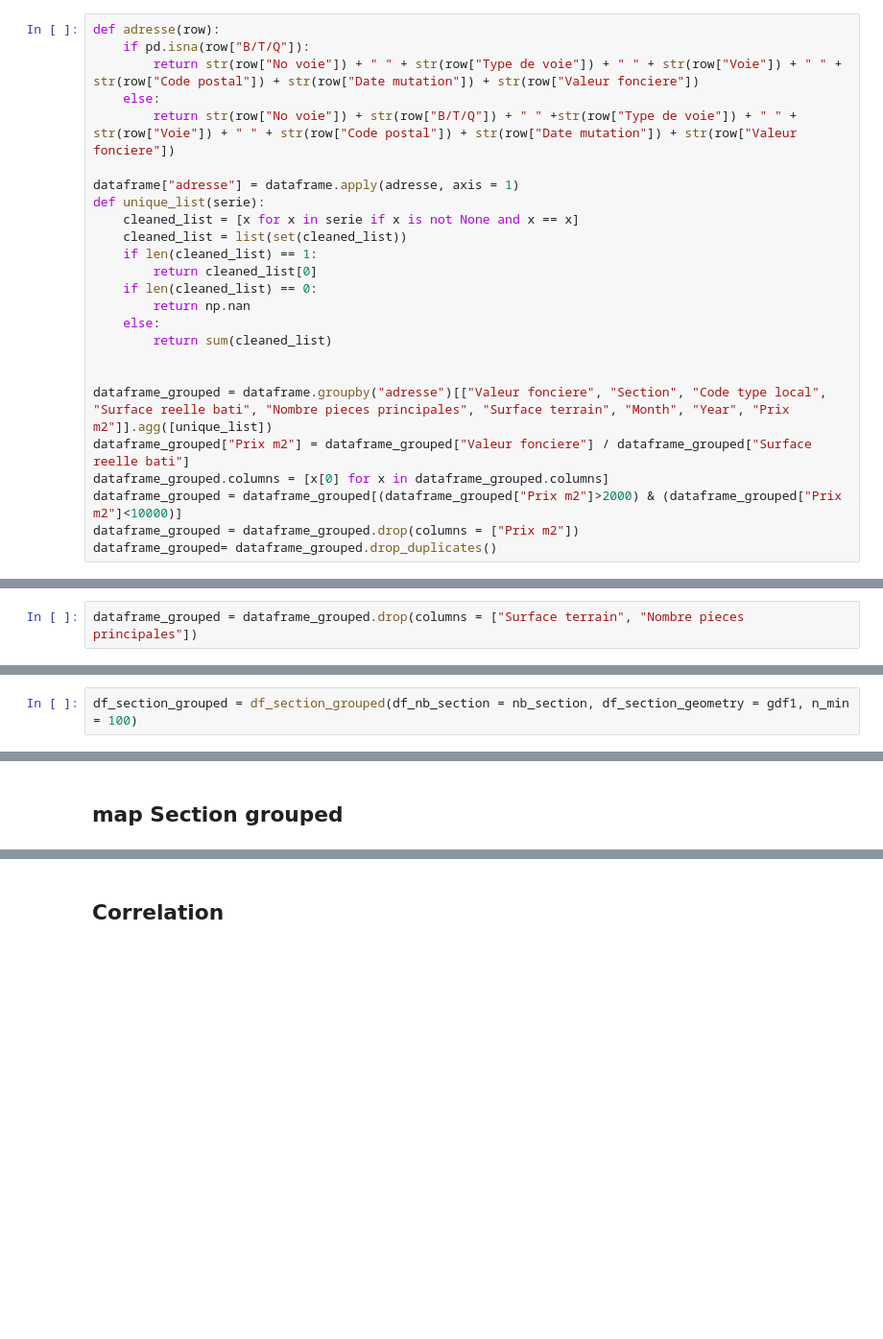
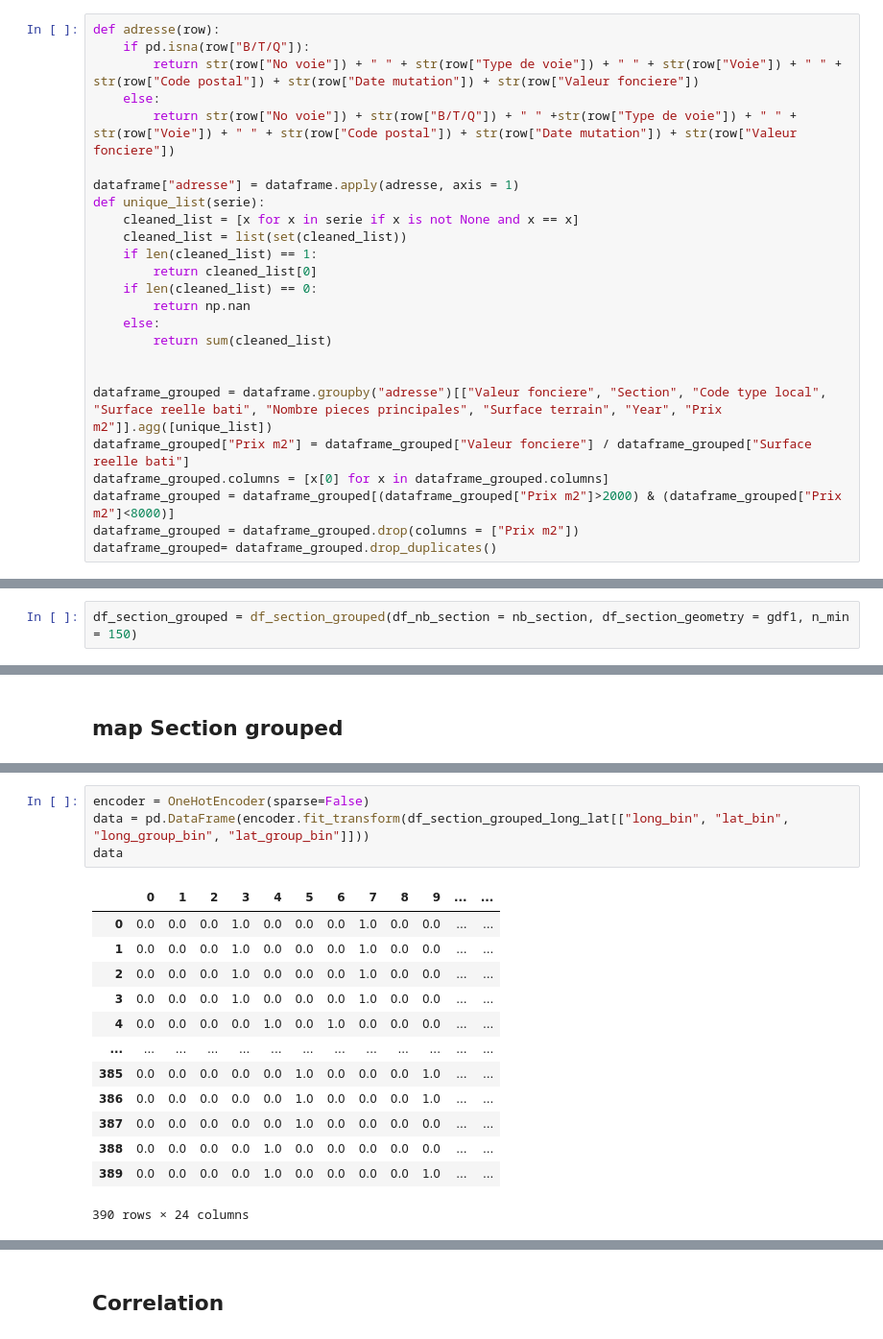
Before and after one commit to aelhirech/bdx_immo_deep_learn, a Jupyter notebook: programme.ipynb, the cells around one changed output, grey strips where cells are left out. Shown: that part at 96% size. Saved outputs shown, nothing was run; the diff lists cells and outputs as text; blank space fills up the shorter version.

```diff
--- a/programme.ipynb
+++ b/programme.ipynb
@@ -128,10 +128,10 @@ def unique_list(serie):
         return sum(cleaned_list)
 
 
-dataframe_grouped = dataframe.groupby("adresse")[["Valeur fonciere", "Section", "Code type local", "Surface reelle bati", "Nombre pieces principales", "Surface terrain", "Month", "Year", "Prix m2"]].agg([unique_list])
+dataframe_grouped = dataframe.groupby("adresse")[["Valeur fonciere", "Section", "Code type local", "Surface reelle bati", "Nombre pieces principales", "Surface terrain", "Year", "Prix m2"]].agg([unique_list])
 dataframe_grouped["Prix m2"] = dataframe_grouped["Valeur fonciere"] / dataframe_grouped["Surface reelle bati"]
 dataframe_grouped.columns = [x[0] for x in dataframe_grouped.columns]
-dataframe_grouped = dataframe_grouped[(dataframe_grouped["Prix m2"]>2000) & (dataframe_grouped["Prix m2"]<10000)]
+dataframe_grouped = dataframe_grouped[(dataframe_grouped["Prix m2"]>2000) & (dataframe_grouped["Prix m2"]<8000)]
 dataframe_grouped = dataframe_grouped.drop(columns = ["Prix m2"])
 dataframe_grouped= dataframe_grouped.drop_duplicates()
 # %%
@@ -301,5 +283,3 @@ plt.show()
-# %%
-dataframe_grouped = dataframe_grouped.drop(columns = ["Surface terrain", "Nombre pieces principales"])
 # %% [markdown]
 # Train Test Split
 # %%
@@ -329,5 +292,5 @@ X_train
 # %% [markdown]
 # Add geospatial Data to X_train
 # %%
-df_section_grouped = df_section_grouped(df_nb_section = nb_section, df_section_geometry = gdf1, n_min = 100)
+df_section_grouped = df_section_grouped(df_nb_section = nb_section, df_section_geometry = gdf1, n_min = 150)
 # %% [output]
@@ -390 +397,19 @@ show(p)
+# %%
+encoder = OneHotEncoder(sparse=False)
+data = pd.DataFrame(encoder.fit_transform(df_section_grouped_long_lat[["long_bin", "lat_bin", "long_group_bin", "lat_group_bin"]]))
+data
+# %% [output]
+|  | 0 | 1 | 2 | 3 | 4 | 5 | 6 | 7 | 8 | 9 | ... | ... |
+| 0 | 0.0 | 0.0 | 0.0 | 1.0 | 0.0 | 0.0 | 0.0 | 1.0 | 0.0 | 0.0 | ... | ... |
+| 1 | 0.0 | 0.0 | 0.0 | 1.0 | 0.0 | 0.0 | 0.0 | 1.0 | 0.0 | 0.0 | ... | ... |
+| 2 | 0.0 | 0.0 | 0.0 | 1.0 | 0.0 | 0.0 | 0.0 | 1.0 | 0.0 | 0.0 | ... | ... |
+| 3 | 0.0 | 0.0 | 0.0 | 1.0 | 0.0 | 0.0 | 0.0 | 1.0 | 0.0 | 0.0 | ... | ... |
+| 4 | 0.0 | 0.0 | 0.0 | 0.0 | 1.0 | 0.0 | 1.0 | 0.0 | 0.0 | 0.0 | ... | ... |
+| ... | ... | ... | ... | ... | ... | ... | ... | ... | ... | ... | ... | ... |
+| 385 | 0.0 | 0.0 | 0.0 | 0.0 | 0.0 | 1.0 | 0.0 | 0.0 | 0.0 | 1.0 | ... | ... |
+| 386 | 0.0 | 0.0 | 0.0 | 0.0 | 0.0 | 1.0 | 0.0 | 0.0 | 0.0 | 1.0 | ... | ... |
+| 387 | 0.0 | 0.0 | 0.0 | 0.0 | 0.0 | 1.0 | 0.0 | 0.0 | 0.0 | 0.0 | ... | ... |
+| 388 | 0.0 | 0.0 | 0.0 | 0.0 | 1.0 | 0.0 | 0.0 | 0.0 | 0.0 | 0.0 | ... | ... |
+| 389 | 0.0 | 0.0 | 0.0 | 0.0 | 1.0 | 0.0 | 0.0 | 0.0 | 0.0 | 1.0 | ... | ... |
+390 rows × 24 columns
 # %%
```
Also changed, not shown: parts of 24 cells of this notebook.
